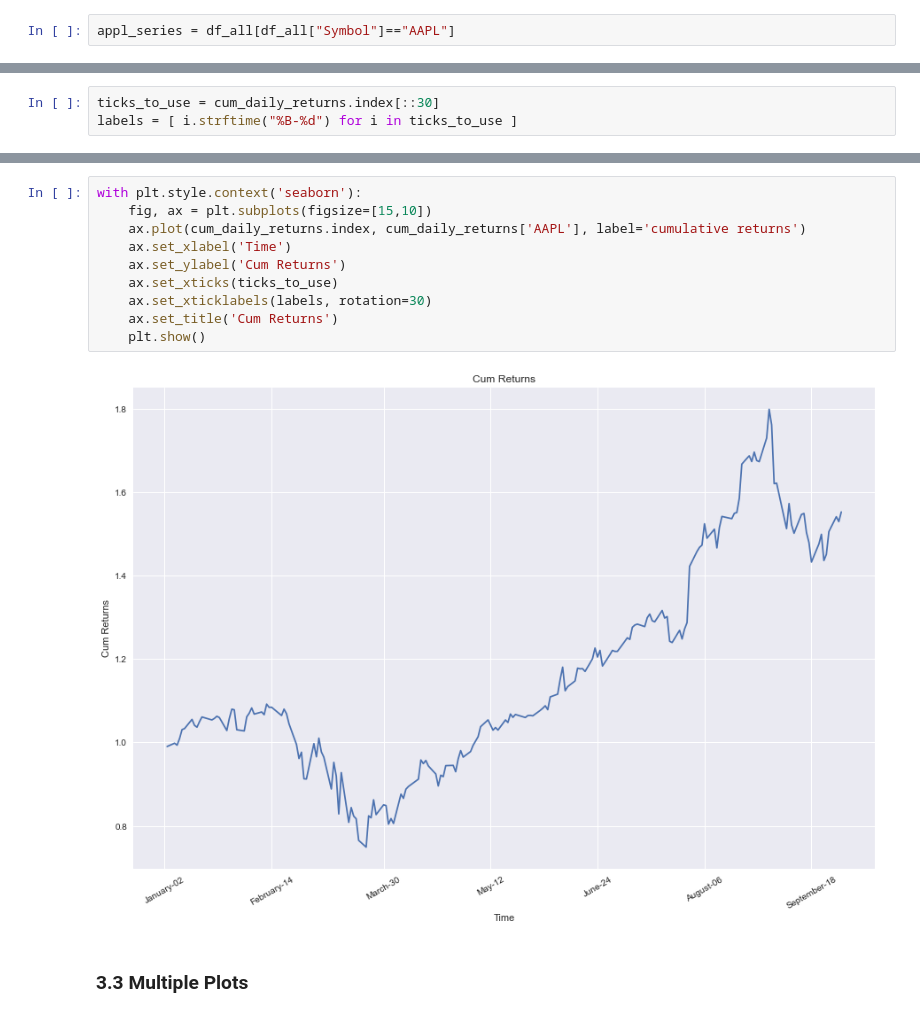
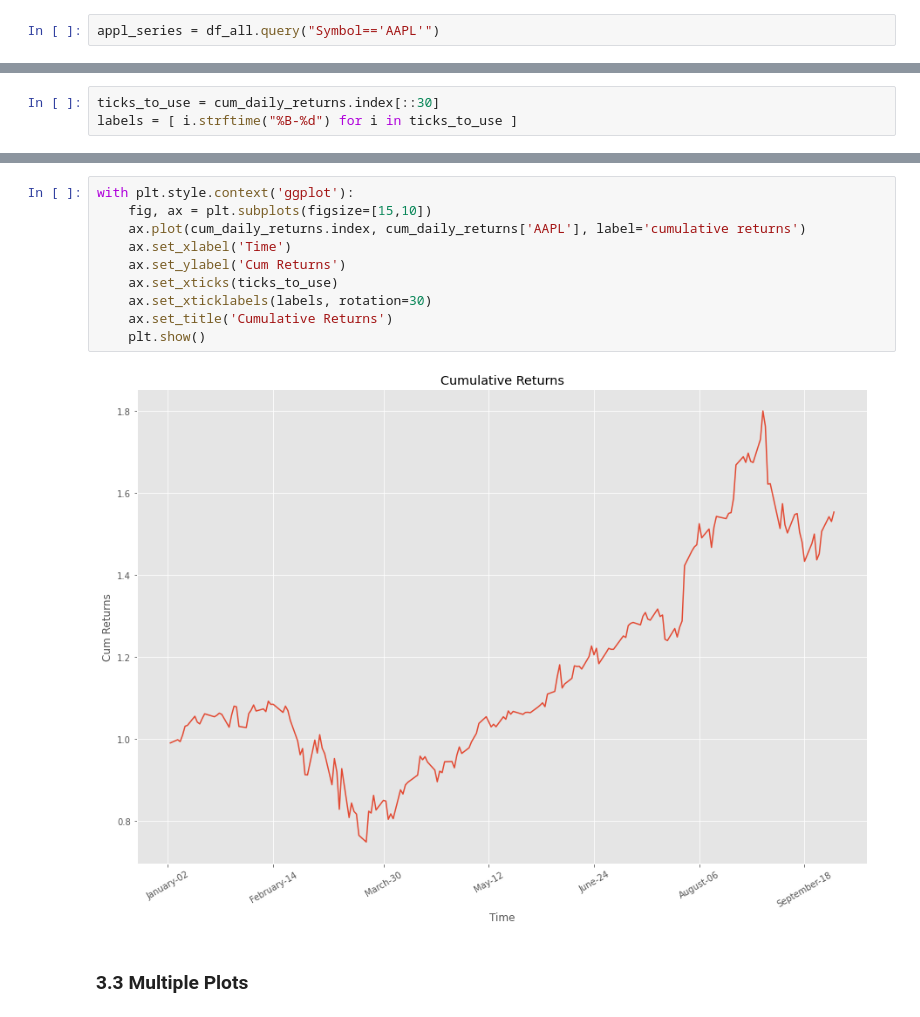
Before and after one commit to cloudacademy/ca-hands-on-data-analysis, a Jupyter notebook: src/hands_on_data_analysis.ipynb, the cells around one changed output, grey strips where cells are left out. Cells and saved outputs as stored; diff of their text form.

```diff
--- a/src/hands_on_data_analysis.ipynb
+++ b/src/hands_on_data_analysis.ipynb
@@ -128,4 +144,4 @@ import matplotlib.pyplot as plt
 # %% [markdown]
 **Step 1**: filter out the `df_all` by `AAPL`
 # %%
-appl_series = df_all[df_all["Symbol"]=="AAPL"]
+appl_series = df_all.query("Symbol=='AAPL'")
@@ -487,15 +503,15 @@ labels = [ i.strftime("%B-%d") for i in ticks_to_use ]
 # %%
-with plt.style.context('seaborn'):
+with plt.style.context('ggplot'):
     fig, ax = plt.subplots(figsize=[15,10])
     ax.plot(cum_daily_returns.index, cum_daily_returns['AAPL'], label='cumulative returns')
     ax.set_xlabel('Time')
     ax.set_ylabel('Cum Returns')
     ax.set_xticks(ticks_to_use)
     ax.set_xticklabels(labels, rotation=30)
-    ax.set_title('Cum Returns')
+    ax.set_title('Cumulative Returns')
     plt.show()
 # %% [output]
-[figure, old version]
+[figure, new version]
 # %% [markdown]
 ### 3.3 Multiple Plots
 # %% [markdown]
```
Also changed, not shown: parts of 64 cells of this notebook.
